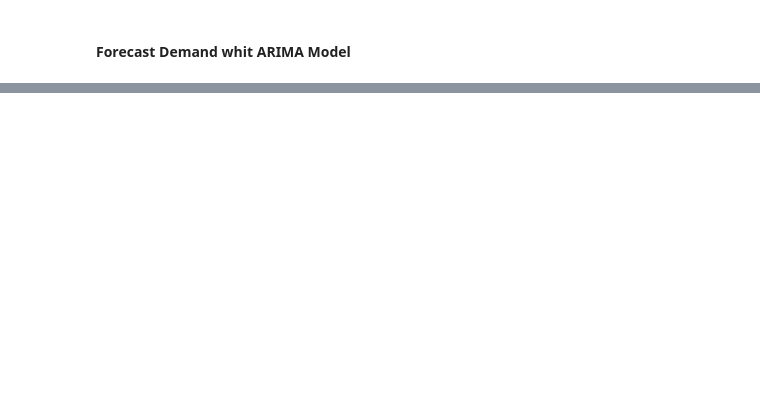
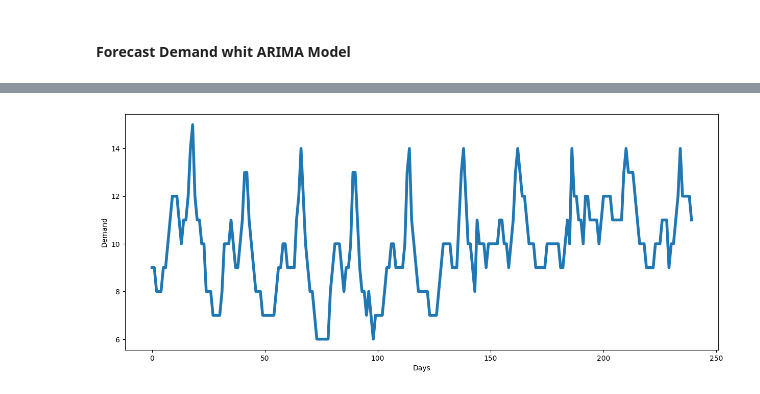
Before and after one commit to Millares95/Investigation_Code, a Jupyter notebook: ultimate_ARIMA_Forcast.ipynb, the cells around one changed output, grey strips where cells are left out. Cells and saved outputs as stored; diff of their text form; code cells hidden in the pictures; blank space fills up the shorter version.

```diff
--- a/ultimate_ARIMA_Forcast.ipynb
+++ b/ultimate_ARIMA_Forcast.ipynb
@@ -61,0 +200,8 @@ def import_data(x):
+# %%
+plt.figure(figsize = (15,6))
+plt.plot(dataToFit,linewidth = 4)
+plt.xlabel('Days')
+plt.ylabel('Demand')
+plt.show()
+# %% [output]
+[figure, added]
```
Also changed, not shown: parts of 9 cells of this notebook, 1 other file.
